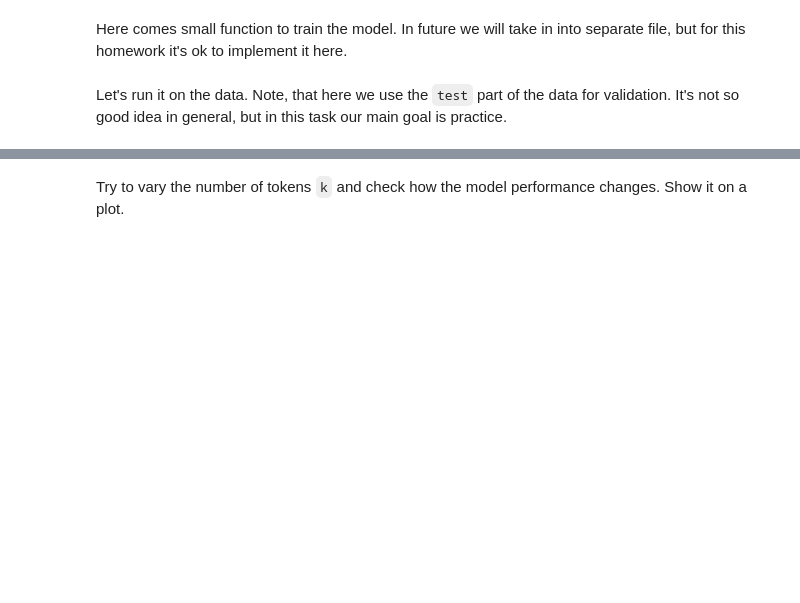
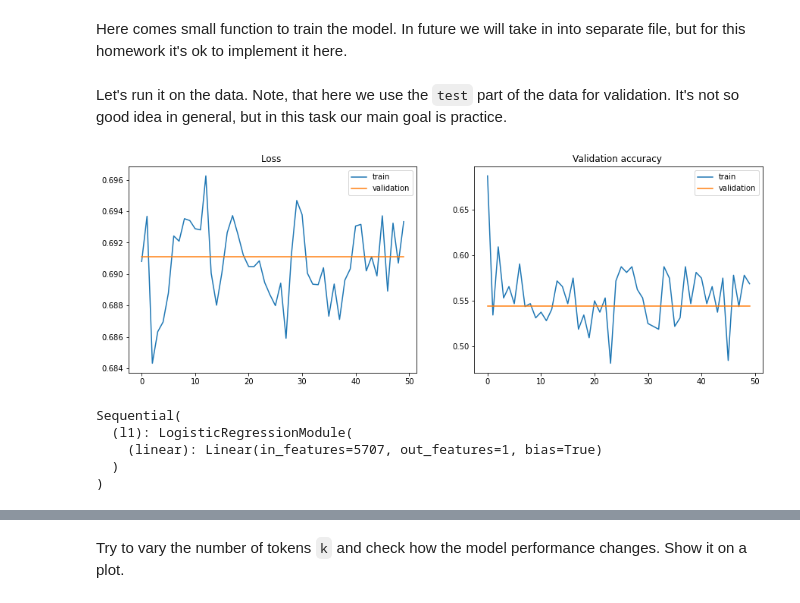
Before and after one commit to Margarita307/NLP, a Jupyter notebook: homework01_texts.ipynb, the cells around one changed output, grey strips where cells are left out. Saved outputs shown, nothing was run; the diff lists cells and outputs as text; code cells hidden in the pictures; blank space fills up the shorter version.

```diff
--- a/homework01_texts.ipynb
+++ b/homework01_texts.ipynb
@@ -154,8 +154,8 @@ class LogisticRegressionModule(torch.nn.Module):
         self.linear = torch.nn.Linear(input_dim, output_dim)
 
     def forward(self, x):
-        outputs = self.linear(x)
-        return outputs
+        outputs = torch.sigmoid(self.linear(x))
+        return torch.cat((outputs, 1 - outputs), 1)
 
 model.add_module('l1', LogisticRegressionModule(min(k, k_max), 1))
 # %% [markdown]
@@ -176,3 +170,9 @@ y_test_torch = ### YOUR CODE HERE
+# %%
+X_train_bow_torch = torch.from_numpy(X_train_bow)
+X_test_bow_torch = torch.from_numpy(X_test_bow)
+
+y_train_torch = torch.from_numpy(y_train)
+y_test_torch = torch.from_numpy(y_test)
 # %% [markdown]
 Let's test that everything is fine
 # %%
@@ -220,21 +226,19 @@ def train_model(
         y_batch = y_train_torch[ix]
 
         # predict log-probabilities or logits
-        y_predicted = ### YOUR CODE
+        y_predicted = model(x_batch)
 
         # compute loss, just like before
-        ### YOUR CODE
-
+        loss = loss_function(y_predicted, y_batch)
 
         # compute gradients
-        ### YOUR CODE
+        loss.backward()
 
         # Adam step
-        ### YOUR CODE
+        optimizer = torch.optim.Adam(model.parameters(), lr=0.01)
 
         # clear gradients
-        ### YOUR CODE
-
+        optimizer.zero_grad()
 
         local_train_loss_history.append(loss.data.numpy())
         local_train_acc_history.append(
@@ -263,7 +267,14 @@ def train_model(
 # %% [markdown]
 Let's run it on the data. Note, that here we use the `test` part of the data for validation. It's not so good idea in general, but in this task our main goal is practice.
 # %%
-train_model(model, opt, lr_scheduler, X_train_bow_torch, y_train_torch, X_test_bow_torch, y_test_torch)
+train_model(model, opt, ReduceLROnPlateau(opt, patience=35), X_train_bow_torch, y_train_torch, X_test_bow_torch, y_test_torch)
+# %% [output]
+[figure, added]
+Sequential(
+  (l1): LogisticRegressionModule(
+    (linear): Linear(in_features=5707, out_features=1, bias=True)
+  )
+)
 # %%
 from sklearn.metrics import roc_auc_score, roc_curve
 
```
Also changed, not shown: parts of 5 cells of this notebook.
